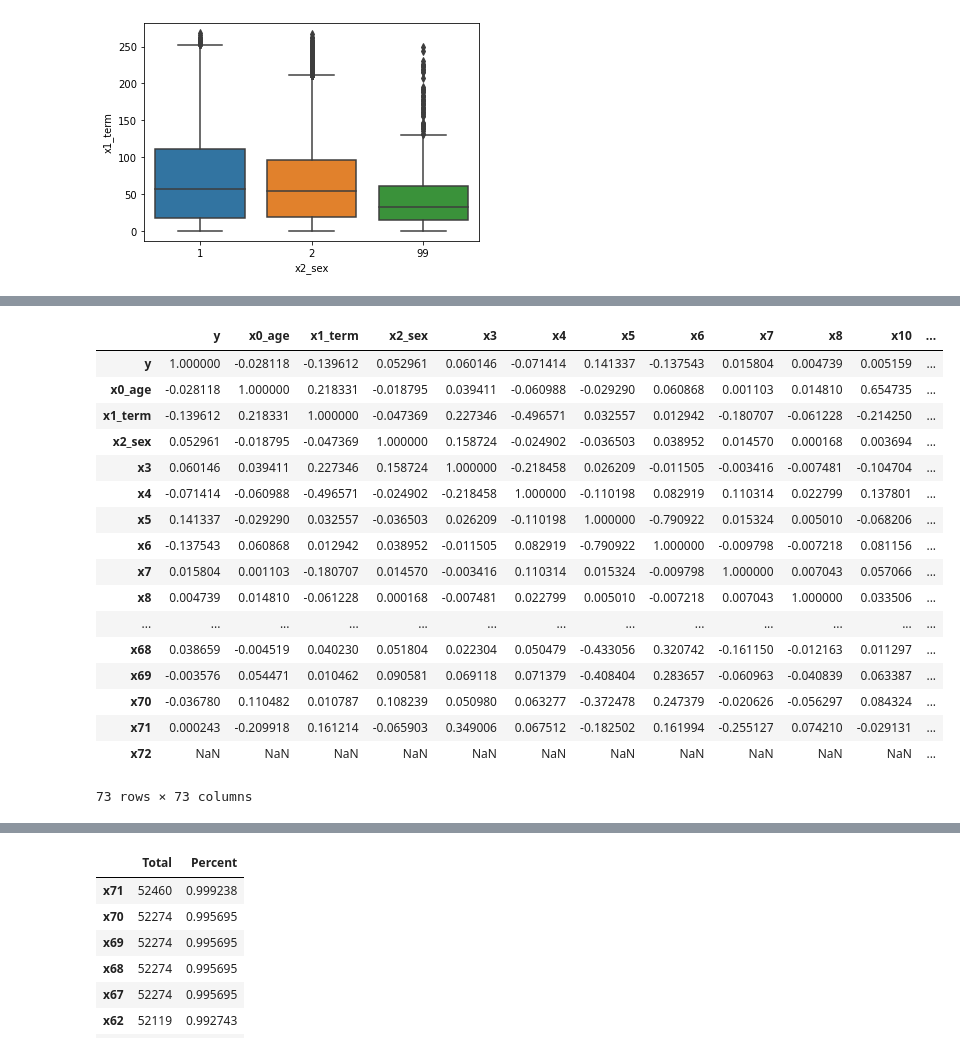
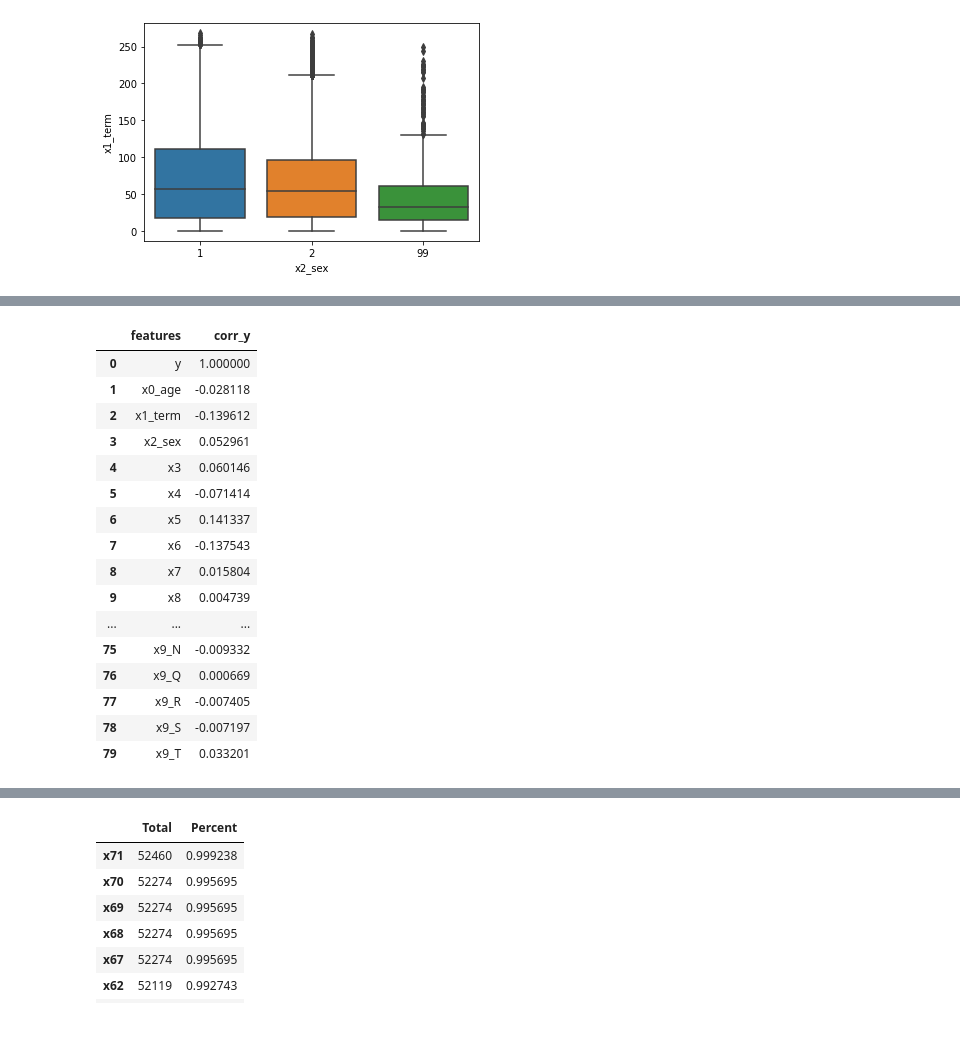
Before and after one commit to tk-tatsuro/data-science, a Jupyter notebook: bainary_classification/binary_classification.ipynb, the cells around one changed output, grey strips where cells are left out. Cells and saved outputs as stored; diff of their text form; code cells hidden in the pictures.

```diff
--- a/bainary_classification/binary_classification.ipynb
+++ b/bainary_classification/binary_classification.ipynb
@@ -254,8 +252,8 @@ dtypes: float64(16), int64(57), object(1)
 memory usage: 29.6+ MB
 None
 # %%
-pd.set_option('display.max_rows', 500) # float
-data['x0_age'].value_counts()
+# pd.set_option('display.max_rows', 500) # float
+# data['x0_age'].value_counts()
 # %% [output]
 24.0     1735
 25.0     1726
@@ -275,8 +273,8 @@ data['x0_age'].value_counts()
 88.0        1
 Name: x0_age, dtype: int64
 # %%
-pd.set_option('display.max_rows', 500) # float
-data['x10'].value_counts()
+# pd.set_option('display.max_rows', 500) # float
+# data['x10'].value_counts()
 # %% [output]
 20.0    2958
 22.0    2442
@@ -455,0 +454,10 @@ sns.regplot(x="x2_sex", y="x1_term", data=data)
+# %%
+# set dummies
+df = pd.get_dummies(data.drop(columns=['x71']), drop_first=True) # dummy_na=True
+# df.columns
+# %%
+# 相関行列、相関性評価
+pd.set_option('display.max_columns', 72) # float
+corr_matrix = df.corr(method='pearson') # kendall, spearman
+# data_corr = data.corr()
+corr_matrix
@@ -456,37 +483,34 @@ sns.regplot(x="x2_sex", y="x1_term", data=data)
 # %%
-# 相関行列
-pd.set_option('display.max_columns', 72) # float
-corr_mat = data.corr(method='pearson') # kendall, spearman
-# data_corr = data.corr()
-corr_mat
+corr_y = pd.DataFrame({'features': df.columns, 'corr_y': corr_matrix['y']}, index=None)
+corr_y = corr_y.reset_index(drop=True)
+corr_y.style.background_gradient()
 
 # y 相関
 # x1_term : -0.139612
 # x5   : 0.141337
 # x6  : -0.137543
 # x42 : 0.167490
 # x43 : 0.178006
 # x44 : 0.167800
 # x45 : 0.174349
 # x56 : 0.098438
 
 # NaN : x14, 18, 19, 21, 22, 23, 27, 28, 29, 30, 31, 33, 34, 35, 36, 37 ,38, 40, 46, 47, 48, 49, 50, 51, 72
 # %% [output]
-|  | y | x0_age | x1_term | x2_sex | x3 | x4 | x5 | x6 | x7 | x8 | x10 | ... |
-| y | 1.000000 | -0.028118 | -0.139612 | 0.052961 | 0.060146 | -0.071414 | 0.141337 | -0.137543 | 0.015804 | 0.004739 | 0.005159 | ... |
-| x0_age | -0.028118 | 1.000000 | 0.218331 | -0.018795 | 0.039411 | -0.060988 | -0.029290 | 0.060868 | 0.001103 | 0.014810 | 0.654735 | ... |
-| x1_term | -0.139612 | 0.218331 | 1.000000 | -0.047369 | 0.227346 | -0.496571 | 0.032557 | 0.012942 | -0.180707 | -0.061228 | -0.214250 | ... |
-| x2_sex | 0.052961 | -0.018795 | -0.047369 | 1.000000 | 0.158724 | -0.024902 | -0.036503 | 0.038952 | 0.014570 | 0.000168 | 0.003694 | ... |
-| x3 | 0.060146 | 0.039411 | 0.227346 | 0.158724 | 1.000000 | -0.218458 | 0.026209 | -0.011505 | -0.003416 | -0.007481 | -0.104704 | ... |
-| x4 | -0.071414 | -0.060988 | -0.496571 | -0.024902 | -0.218458 | 1.000000 | -0.110198 | 0.082919 | 0.110314 | 0.022799 | 0.137801 | ... |
-| x5 | 0.141337 | -0.029290 | 0.032557 | -0.036503 | 0.026209 | -0.110198 | 1.000000 | -0.790922 | 0.015324 | 0.005010 | -0.068206 | ... |
-| x6 | -0.137543 | 0.060868 | 0.012942 | 0.038952 | -0.011505 | 0.082919 | -0.790922 | 1.000000 | -0.009798 | -0.007218 | 0.081156 | ... |
-| x7 | 0.015804 | 0.001103 | -0.180707 | 0.014570 | -0.003416 | 0.110314 | 0.015324 | -0.009798 | 1.000000 | 0.007043 | 0.057066 | ... |
-| x8 | 0.004739 | 0.014810 | -0.061228 | 0.000168 | -0.007481 | 0.022799 | 0.005010 | -0.007218 | 0.007043 | 1.000000 | 0.033506 | ... |
-| ... | ... | ... | ... | ... | ... | ... | ... | ... | ... | ... | ... | ... |
-| x68 | 0.038659 | -0.004519 | 0.040230 | 0.051804 | 0.022304 | 0.050479 | -0.433056 | 0.320742 | -0.161150 | -0.012163 | 0.011297 | ... |
-| x69 | -0.003576 | 0.054471 | 0.010462 | 0.090581 | 0.069118 | 0.071379 | -0.408404 | 0.283657 | -0.060963 | -0.040839 | 0.063387 | ... |
-| x70 | -0.036780 | 0.110482 | 0.010787 | 0.108239 | 0.050980 | 0.063277 | -0.372478 | 0.247379 | -0.020626 | -0.056297 | 0.084324 | ... |
-| x71 | 0.000243 | -0.209918 | 0.161214 | -0.065903 | 0.349006 | 0.067512 | -0.182502 | 0.161994 | -0.255127 | 0.074210 | -0.029131 | ... |
-| x72 | NaN | NaN | NaN | NaN | NaN | NaN | NaN | NaN | NaN | NaN | NaN | ... |
+|  | features | corr_y |
+| 0 | y | 1.000000 |
+| 1 | x0_age | -0.028118 |
+| 2 | x1_term | -0.139612 |
+| 3 | x2_sex | 0.052961 |
+| 4 | x3 | 0.060146 |
+| 5 | x4 | -0.071414 |
+| 6 | x5 | 0.141337 |
+| 7 | x6 | -0.137543 |
+| 8 | x7 | 0.015804 |
+| 9 | x8 | 0.004739 |
+| ... | ... | ... |
+| 75 | x9_N | -0.009332 |
+| 76 | x9_Q | 0.000669 |
+| 77 | x9_R | -0.007405 |
+| 78 | x9_S | -0.007197 |
+| 79 | x9_T | 0.033201 |
-73 rows × 73 columns
```
Also changed, not shown: parts of 11 cells of this notebook.
